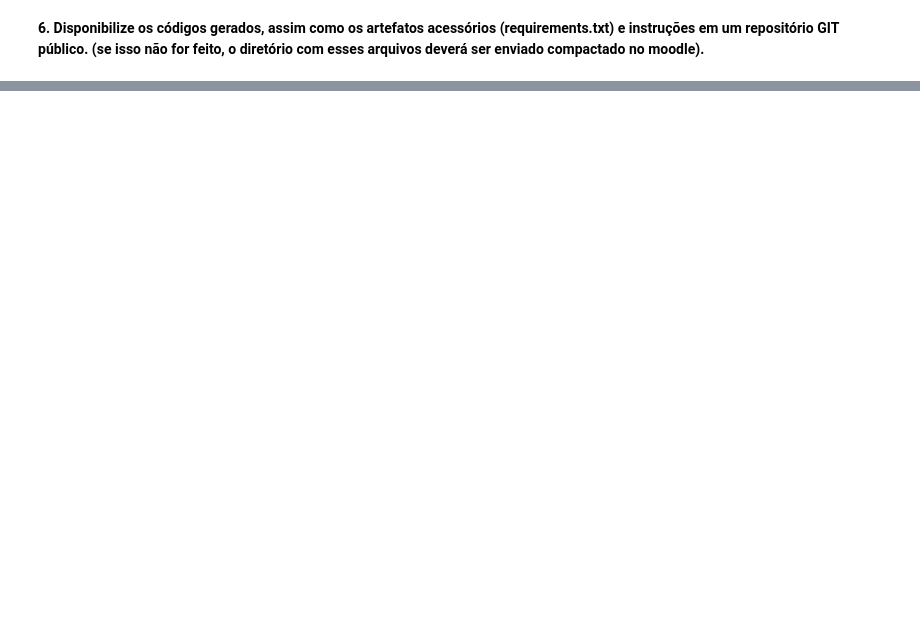
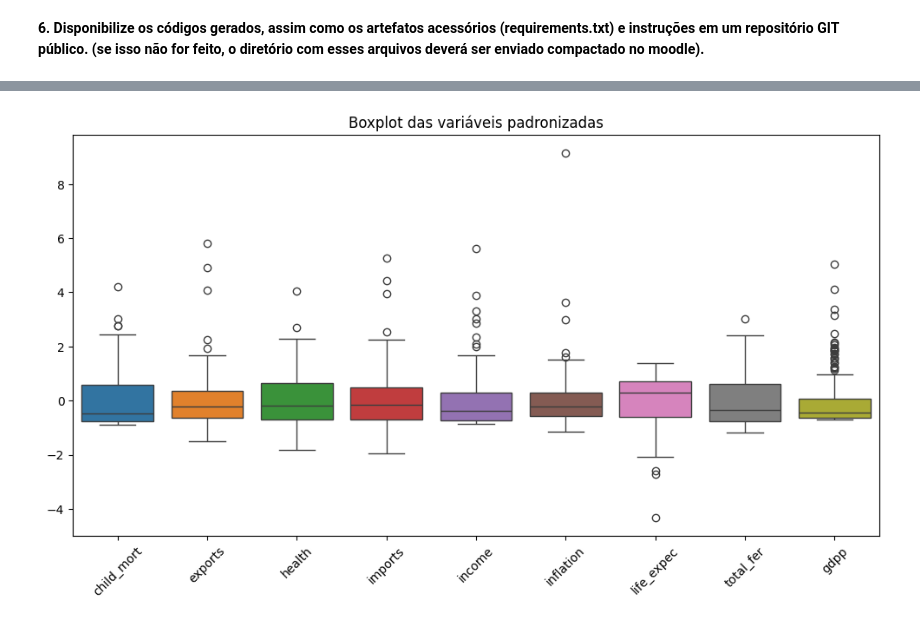
Before and after one commit to kleberga/pd_validacao_clusterizacao, a Jupyter notebook: main.ipynb, the cells around one changed output, grey strips where cells are left out. Cells and saved outputs as stored; diff of their text form; code cells hidden in the pictures; blank space fills up the shorter version.

```diff
--- a/main.ipynb
+++ b/main.ipynb
@@ -92,0 +107,18 @@ Resposta:
+# %%
+# Importação das bibliotecas
+import kagglehub
+import pandas as pd
+
+# Baixar o arquivo
+path = kagglehub.dataset_download("rohan0301/unsupervised-learning-on-country-data")
+
+# carregar o arquivo
+paises = pd.read_csv(path + "/Country-data.csv")
+
+# verificar se há valores faltando
+print(paises.isnull().any())
+
+# verificar o formato das variáveis
+print(paises.info())
+
+paises.head()
@@ -92,0 +149,21 @@ Resposta:
+# %%
+import matplotlib.pyplot as plt
+import seaborn as sns
+from sklearn.preprocessing import StandardScaler
+
+# Remover a coluna 'country' para focar nas variáveis numéricas
+paises_numeric = paises.drop(columns=['country'])
+
+# Padronizar os dados
+scaler = StandardScaler()
+df_scaled = pd.DataFrame(scaler.fit_transform(paises_numeric),
+                         columns=paises_numeric.columns)
+
+# Plotar boxplot com dados padronizados
+plt.figure(figsize=(12, 6))
+sns.boxplot(data=df_scaled)
+plt.xticks(rotation=45)
+plt.title('Boxplot das variáveis padronizadas')
+plt.show()
+# %% [output]
+[figure, added]
```
Also changed, not shown: parts of 32 cells of this notebook, 9 other files.
